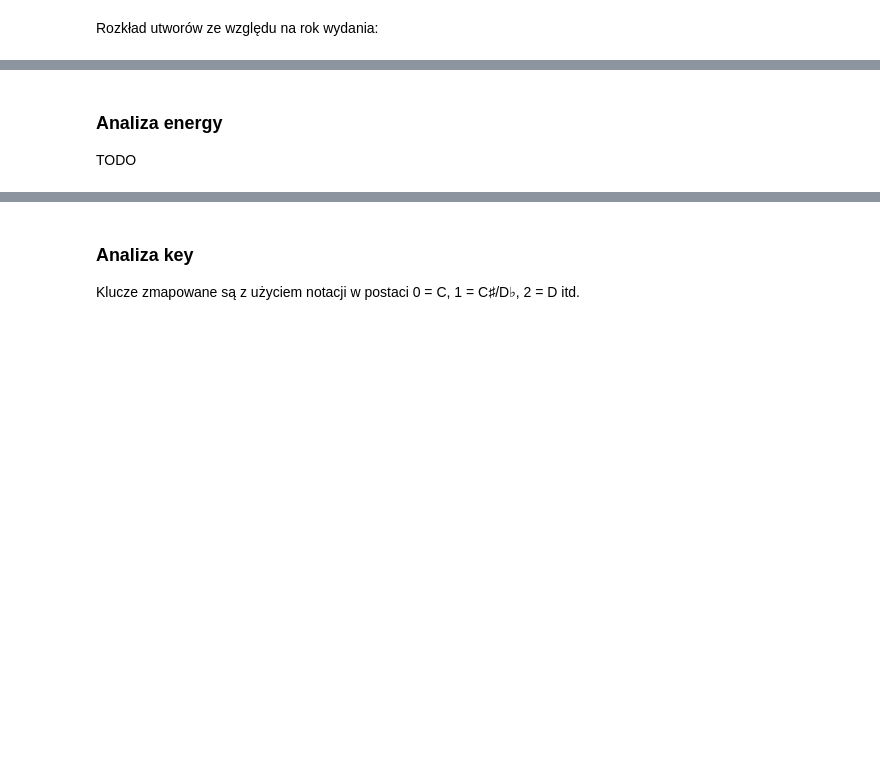
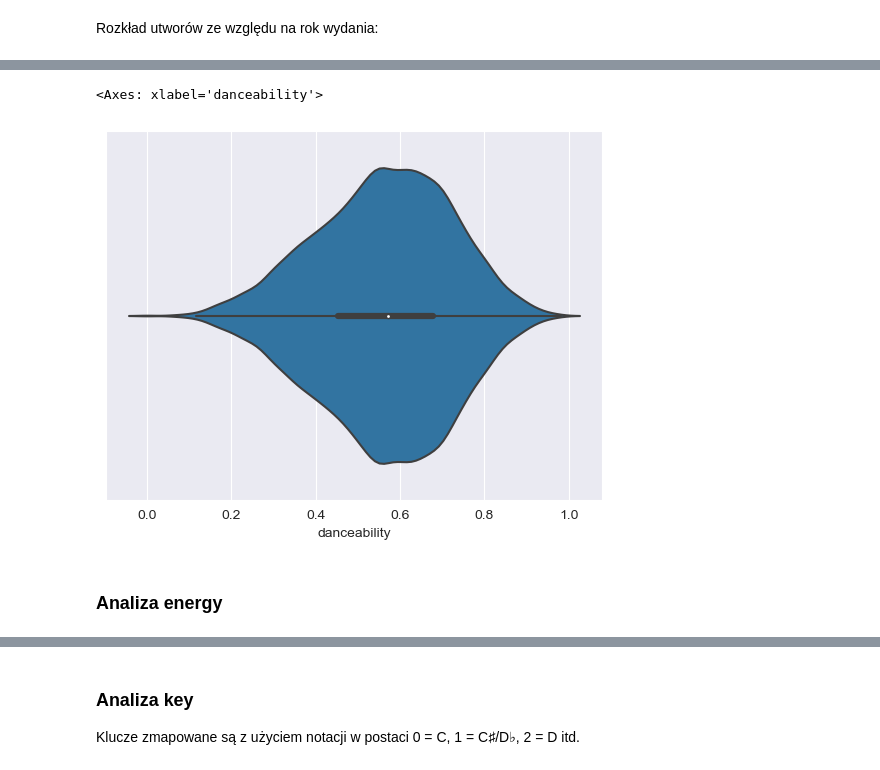
Before and after one commit to BartlomiejRasztabiga/IUM, a Jupyter notebook: notebooks/data_analysis.ipynb, the cells around one changed output, grey strips where cells are left out. Drawn from its saved outputs; the diff is of its cells as text; code cells hidden in the pictures; blank space fills up the shorter version.

```diff
--- a/notebooks/data_analysis.ipynb
+++ b/notebooks/data_analysis.ipynb
@@ -401,3 +411,7 @@ TODO
+# %%
+sbn.violinplot(tracks_data_frame, x="danceability")
+# %% [output]
+<Axes: xlabel='danceability'>
+[figure, added]
 # %% [markdown]
 ### Analiza energy
-TODO
```
Also changed, not shown: parts of 20 cells of this notebook, 3 other files.
